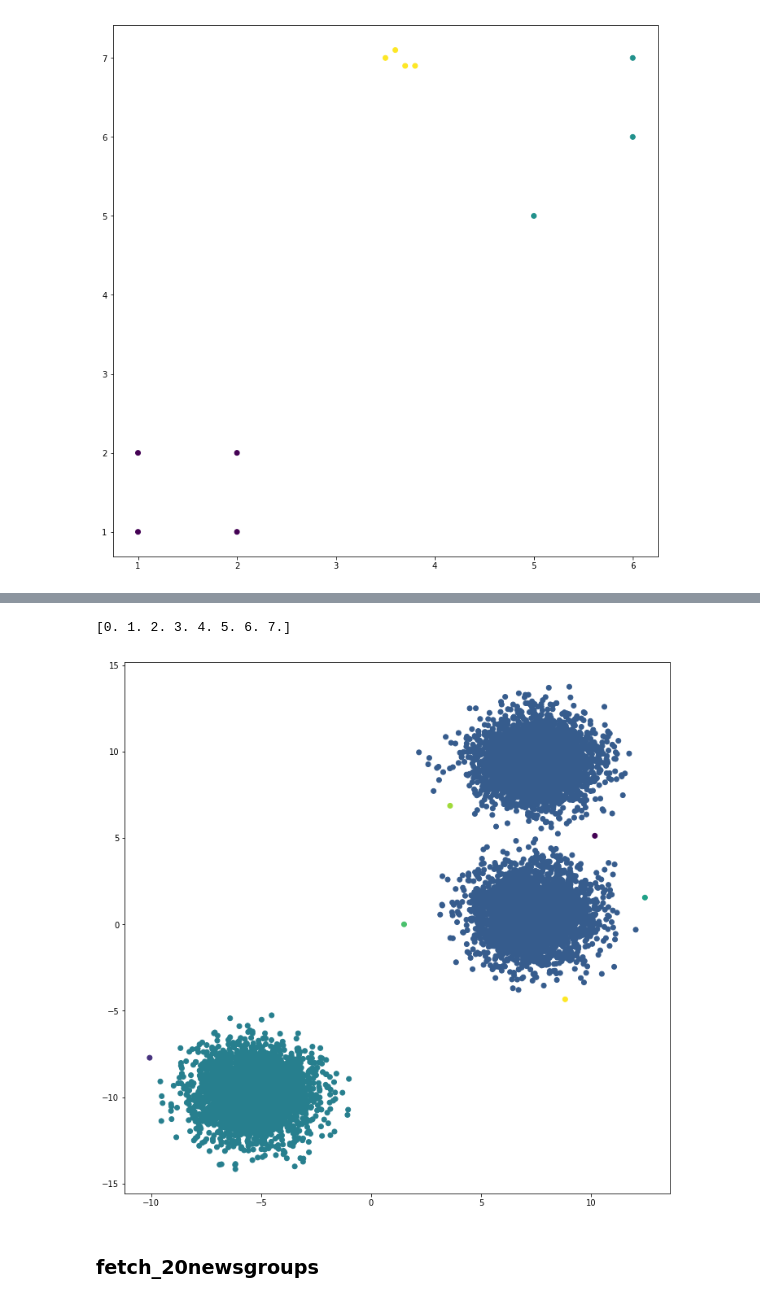
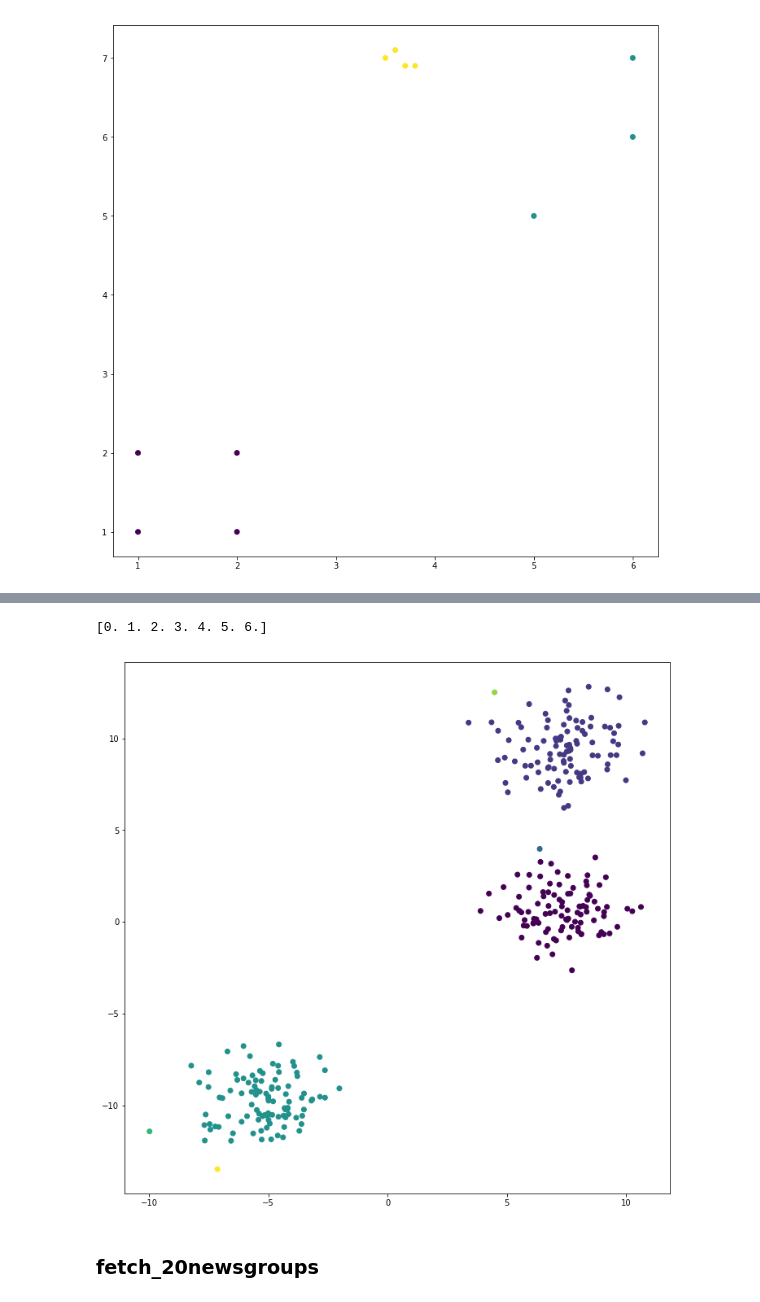
Before and after one commit to vench/study, a Jupyter notebook: Algorithm.ipynb, the cells around one changed output, grey strips where cells are left out. Cells and saved outputs as stored; diff of their text form; code cells hidden in the pictures.

```diff
--- a/Algorithm.ipynb
+++ b/Algorithm.ipynb
@@ -287,7 +265,7 @@ draw(mx,cl2._c_all[n])
 # %%
-bx,_ =  datasets.make_blobs(n_samples=10000, random_state=8, cluster_std=1.3)
+bx,_ =  datasets.make_blobs(n_samples=300, random_state=8, cluster_std=1.3)
 
-cl3 = HierarchicalClustering(alpha=100., debug=1,max_iteration=100,delta=.5)
+cl3 = HierarchicalClustering(alpha=1., debug=1,max_iteration=100,delta=.5)
 by = cl3.fit(bx)
 draw(bx,by)
 # %% [output]
@@ -314,11 +283,11 @@ len(np.unique(y_)) == 1
 # %%
-n = -4
+n = -3
 #print(cl3._c_all[n])
 print(np.unique(cl3._c_all[n]))
 draw(bx,cl3._c_all[n])
 # %% [output]
-[0. 1. 2. 3. 4. 5. 6. 7.]
+[0. 1. 2. 3. 4. 5. 6.]
-[figure, old version]
+[figure, new version]
 # %% [markdown]
 ### fetch_20newsgroups
 # %%
```
Also changed, not shown: parts of 8 cells of this notebook.
